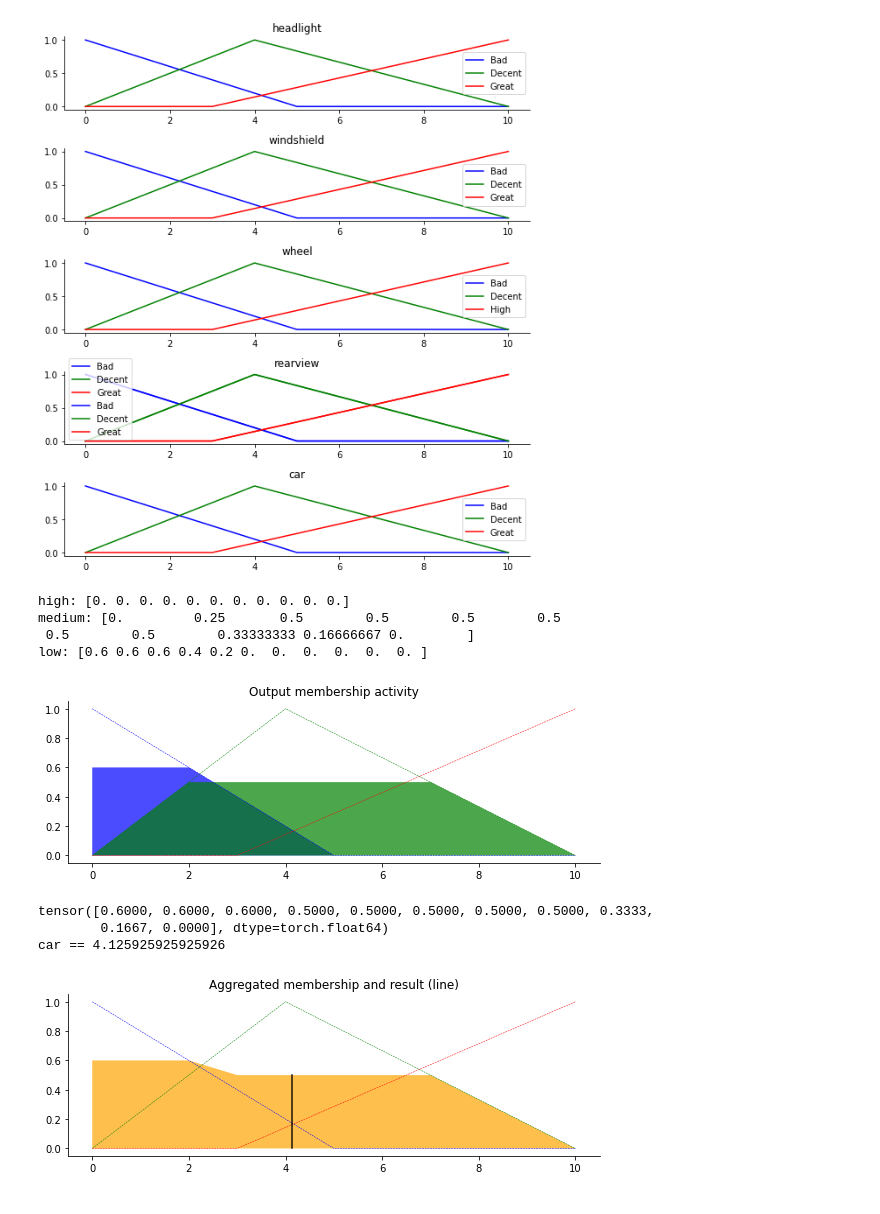
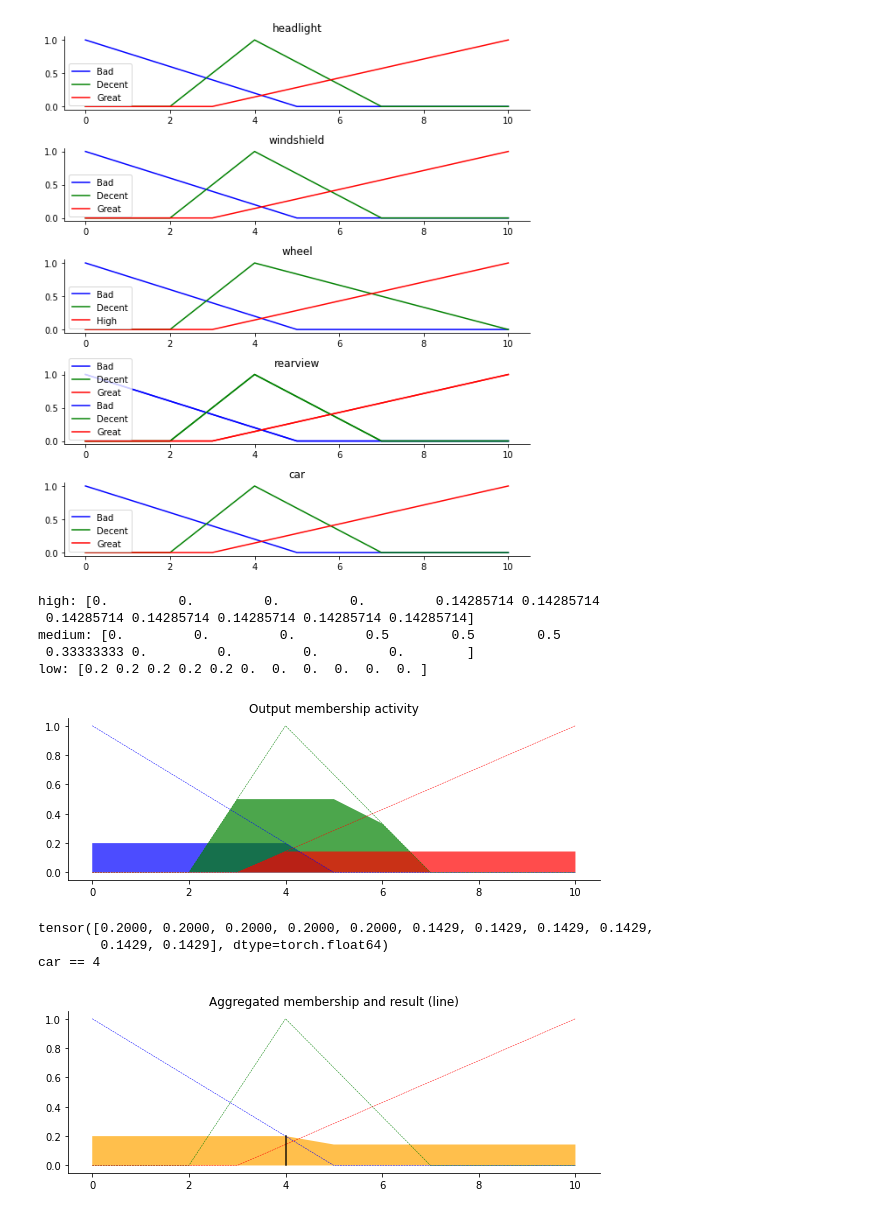
Before and after one commit to LoneXHuB/fuzzy-yolov5, a Jupyter notebook: tipping test.ipynb, the cells around one changed output. Saved outputs shown, nothing was run; the diff lists cells and outputs as text; code cells hidden in the pictures.

```diff
--- a/tipping test.ipynb
+++ b/tipping test.ipynb
@@ -23,27 +23,27 @@ y_car = np.arange(0,11,1)
 
 # Generate fuzzy membership functions
 headlight_lo = fuzz.trimf(x_headlight, [0, 0, 5])
-headlight_md = fuzz.trimf(x_headlight, [0, 4, 10])
+headlight_md = fuzz.trimf(x_headlight, [2, 4, 7])
 headlight_hi = fuzz.trimf(x_headlight, [3, 10, 10])
 
 windshield_lo = fuzz.trimf(x_windshield, [0, 0, 5])
-windshield_md = fuzz.trimf(x_windshield, [0, 4, 10])
+windshield_md = fuzz.trimf(x_windshield, [2, 4, 7])
 windshield_hi = fuzz.trimf(x_windshield, [3, 10, 10])
 
 wheel_lo = fuzz.trimf(x_wheel, [0, 0, 5])
-wheel_md = fuzz.trimf(x_wheel, [0, 4, 10])
+wheel_md = fuzz.trimf(x_wheel, [2, 4, 10])
 wheel_hi = fuzz.trimf(x_wheel, [3, 10, 10])
 
 breaklight_lo = fuzz.trimf(x_breaklight, [0, 0, 5])
-breaklight_md = fuzz.trimf(x_breaklight, [0, 4, 10])
+breaklight_md = fuzz.trimf(x_breaklight, [2, 4, 7])
 breaklight_hi = fuzz.trimf(x_breaklight, [3, 10, 10])
 
 rearview_lo = fuzz.trimf(x_rearview, [0, 0, 5])
-rearview_md = fuzz.trimf(x_rearview, [0, 4, 10])
+rearview_md = fuzz.trimf(x_rearview, [2, 4, 7])
 rearview_hi = fuzz.trimf(x_rearview, [3, 10, 10])
 
 car_lo = fuzz.trimf(y_car, [0, 0, 5])
-car_md = fuzz.trimf(y_car, [0, 4, 10])
+car_md = fuzz.trimf(y_car, [2, 4, 7])
 car_hi = fuzz.trimf(y_car, [3, 10, 10])
 
 # Visualize these universes and membership functions
@@ -94,36 +94,36 @@ for ax in (ax0, ax1, ax2, ax3, ax4):
 
 plt.tight_layout()
 # %% [output]
-[figure, old version]
+[figure, new version]
 # %%
 # We need the activation of our fuzzy membership functions at these values.
 # The exact values 6.5 and 9.8 do not exist on our universes...
 # This is what fuzz.interp_membership exists for!
-in_headlight = torch.tensor([2])
-in_windshield = torch.tensor([2])
-in_rearview = torch.tensor([2])
-in_breaklight = torch.tensor([2])
-in_wheel = torch.tensor([2])
+in_headlight = torch.tensor([4])
+in_windshield = torch.tensor([0])
+in_rearview = torch.tensor([0])
+in_breaklight = torch.tensor([0])
+in_wheel = torch.tensor([7])
 
 headlight_level_lo = fuzz.interp_membership(x_headlight, headlight_lo, in_headlight)
 headlight_level_md = fuzz.interp_membership(x_headlight, headlight_md, in_headlight)
 headlight_level_hi = fuzz.interp_membership(x_headlight, headlight_hi, in_headlight)
 
-windshield_level_lo = fuzz.interp_membership(x_windshield, windshield_lo, in_headlight)
-windshield_level_md = fuzz.interp_membership(x_windshield, windshield_md, in_headlight)
-windshield_level_hi = fuzz.interp_membership(x_windshield, windshield_hi, in_headlight)
+windshield_level_lo = fuzz.interp_membership(x_windshield, windshield_lo, in_windshield)
+windshield_level_md = fuzz.interp_membership(x_windshield, windshield_md, in_windshield)
+windshield_level_hi = fuzz.interp_membership(x_windshield, windshield_hi, in_windshield)
 
-rearview_level_lo = fuzz.interp_membership(x_rearview, rearview_lo, in_headlight)
-rearview_level_md = fuzz.interp_membership(x_rearview, rearview_md, in_headlight)
-rearview_level_hi = fuzz.interp_membership(x_rearview, rearview_hi, in_headlight)
+rearview_level_lo = fuzz.interp_membership(x_rearview, rearview_lo, in_rearview)
+rearview_level_md = fuzz.interp_membership(x_rearview, rearview_md, in_rearview)
+rearview_level_hi = fuzz.interp_membership(x_rearview, rearview_hi, in_rearview)
 
-breaklight_level_lo = fuzz.interp_membership(x_breaklight, breaklight_lo, in_headlight)
-breaklight_level_md = fuzz.interp_membership(x_breaklight, breaklight_md, in_headlight)
-breaklight_level_hi = fuzz.interp_membership(x_breaklight, breaklight_hi, in_headlight)
+breaklight_level_lo = fuzz.interp_membership(x_breaklight, breaklight_lo, in_breaklight)
+breaklight_level_md = fuzz.interp_membership(x_breaklight, breaklight_md, in_breaklight)
+breaklight_level_hi = fuzz.interp_membership(x_breaklight, breaklight_hi, in_breaklight)
 
-wheel_level_lo = fuzz.interp_membership(x_wheel, wheel_lo, in_headlight)
-wheel_level_md = fuzz.interp_membership(x_wheel, wheel_md, in_headlight)
-wheel_level_hi = fuzz.interp_membership(x_wheel, wheel_hi, in_headlight)
+wheel_level_lo = fuzz.interp_membership(x_wheel, wheel_lo, in_wheel)
+wheel_level_md = fuzz.interp_membership(x_wheel, wheel_md, in_wheel)
+wheel_level_hi = fuzz.interp_membership(x_wheel, wheel_hi, in_wheel)
 
 # Now we take our rules and apply them. Rule 1 concerns bad food OR service.
 
@@ -132,7 +132,7 @@ wheel_level_hi = fuzz.interp_membership(x_wheel, wheel_hi, in_headlight)
 # If if (headlights_hi OR breaklights_hi) and (windshield_hi OR rearview_hi OR wheel_hi)
 active_rule1 = np.fmax(wheel_level_hi, windshield_level_hi)
 active_rule1 = np.fmax(active_rule1, rearview_level_hi)
-active_rule = np.fmin(headlight_level_hi,breaklight_level_hi)
+active_rule = np.fmax(headlight_level_hi,breaklight_level_hi)
 active_rule1 = np.fmin(active_rule1, active_rule)
 # Now we apply this by clipping the top off the corresponding output
 # membership function with `np.fmin`
@@ -146,53 +146,54 @@ active_rule = np.fmin(headlight_level_lo,breaklight_level_lo)
 active_rule2 = np.fmax(active_rule2, active_rule)
 car_activation_lo = np.fmin(active_rule2, car_lo)
 
-#MEDIUM : if headlights_md AND headlights_md AND all md
+#MEDIUM : if headlights_md OR headlights_md AND all md
 active_rule3 = np.fmax(wheel_level_md, windshield_level_md)
 active_rule3 = np.fmax(active_rule3, rearview_level_md)
 active_rule3 = np.fmin(active_rule3, headlight_level_md)
-active_rule = np.fmin(headlight_level_md,breaklight_level_md)
+active_rule = np.fmax(headlight_level_md,breaklight_level_md)
 active_rule3 = np.fmin(active_rule3, active_rule)
 
 car_activation_md = np.fmin(active_rule3,car_md)
 
 
 print(f"high: {car_activation_hi}")
 print(f"medium: {car_activation_md}")
 print(f"low: {car_activation_lo}")
 car0 = np.zeros_like(y_car)
 
 # Visualize this
 fig, ax0 = plt.subplots(figsize=(8, 3))
 
 ax0.fill_between(y_car, car0, car_activation_lo, facecolor='b', alpha=0.7)
 ax0.plot(y_car, car_lo, 'b', linewidth=0.5, linestyle='--', )
 ax0.fill_between(y_car, car0, car_activation_md, facecolor='g', alpha=0.7)
 ax0.plot(y_car, car_md, 'g', linewidth=0.5, linestyle='--')
 ax0.fill_between(y_car, car0, car_activation_hi, facecolor='r', alpha=0.7)
 ax0.plot(y_car, car_hi, 'r', linewidth=0.5, linestyle='--')
 ax0.set_title('Output membership activity')
 
 # Turn off top/right axes
 for ax in (ax0,):
     ax.spines['top'].set_visible(False)
     ax.spines['right'].set_visible(False)
     ax.get_xaxis().tick_bottom()
     ax.get_yaxis().tick_left()
 
 plt.tight_layout()
 # %% [output]
-high: [0. 0. 0. 0. 0. 0. 0. 0. 0. 0. 0.]
-medium: [0.         0.25       0.5        0.5        0.5        0.5
- 0.5        0.5        0.33333333 0.16666667 0.        ]
-low: [0.6 0.6 0.6 0.4 0.2 0.  0.  0.  0.  0.  0. ]
+high: [0.         0.         0.         0.         0.14285714 0.14285714
+ 0.14285714 0.14285714 0.14285714 0.14285714 0.14285714]
+medium: [0.         0.         0.         0.5        0.5        0.5
+ 0.33333333 0.         0.         0.         0.        ]
+low: [0.2 0.2 0.2 0.2 0.2 0.  0.  0.  0.  0.  0. ]
-[figure, old version]
+[figure, new version]
 # %%
 # Aggregate all three output membership functions together
 aggregated = np.fmax(car_activation_lo,
                      np.fmax(car_activation_md, car_activation_hi))
 
 # Calculate defuzzified result
-car = fuzz.defuzz(y_car, aggregated, 'centroid')
+car = fuzz.defuzz(y_car, aggregated, 'lom')
 aggregated = torch.from_numpy(aggregated)
 print(aggregated)
 car_activation = fuzz.interp_membership(y_car, aggregated, car)  # for plot
@@ -217,10 +218,10 @@ for ax in (ax0,):
 plt.tight_layout()
 print(f"car == {car}")
 # %% [output]
-tensor([0.6000, 0.6000, 0.6000, 0.5000, 0.5000, 0.5000, 0.5000, 0.5000, 0.3333,
-        0.1667, 0.0000], dtype=torch.float64)
-car == 4.125925925925926
+tensor([0.2000, 0.2000, 0.2000, 0.2000, 0.2000, 0.1429, 0.1429, 0.1429, 0.1429,
+        0.1429, 0.1429], dtype=torch.float64)
+car == 4
-[figure, old version]
+[figure, new version]
 # %%
 import torch
 ###########Added#############
```
Also changed, not shown: 3 other files.
